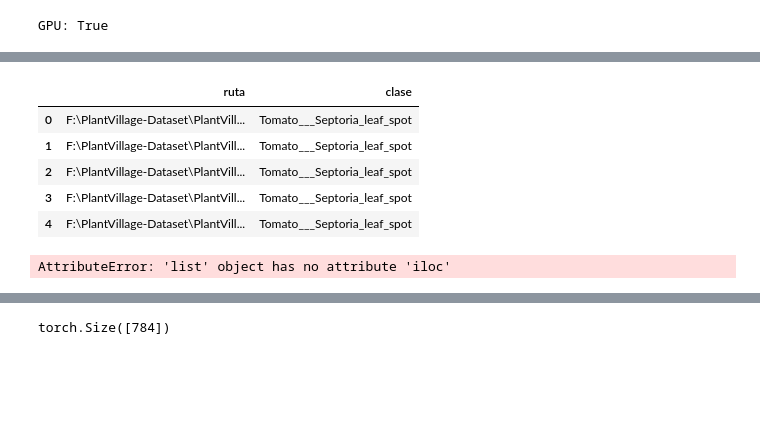
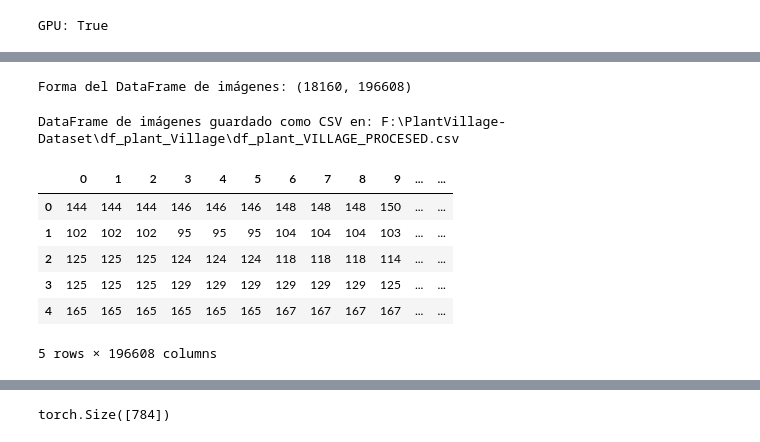
Before and after one commit to unbreakrermario/CD-1, a Jupyter notebook: MNIST_Pytorch_MLP.ipynb, the cells around one changed output, grey strips where cells are left out. Cells and saved outputs as stored; diff of their text form; code cells hidden in the pictures; blank space fills up the shorter version.

Commit message:
se creo el dataframe
ya se creo y medio funciona

```diff
--- a/MNIST_Pytorch_MLP.ipynb
+++ b/MNIST_Pytorch_MLP.ipynb
@@ -89,19 +68,58 @@ MemoryError:
+# %%
+import pandas as pd
+import glob
+
+# Listar los archivos guardados
+archivos_imagenes = glob.glob(os.path.join(output_folder, '*.npy'))
+
+# Cargar las imágenes por lotes
+batch_size = 100
+datos_imagenes = []
+
+for idx, archivo in enumerate(archivos_imagenes):
+    imagen = np.load(archivo)
+    #imagen = imagen(:,:,0)
+
+    imagen_aplanada = imagen.flatten()
+    datos_imagenes.append(imagen_aplanada)
+
+    if (idx + 1) % batch_size == 0 or (idx + 1) == len(archivos_imagenes):
+        df_batch = pd.DataFrame(datos_imagenes)
+        if idx == batch_size - 1:
+            df_imagenes = df_batch
+        else:
+            df_imagenes = pd.concat([df_imagenes, df_batch], ignore_index=True)
+        datos_imagenes = []
+
+# Verificar la forma del DataFrame resultante
+print("Forma del DataFrame de imágenes:", df_imagenes.shape)
+# %% [output]
+Forma del DataFrame de imágenes: (18160, 196608)
+# %%
+# Guardar el DataFrame como un archivo CSV
+ruta_archivo_csv = 'F:\\PlantVillage-Dataset\\df_plant_Village\\df_plant_VILLAGE_PROCESED.csv'  # Reemplaza con la ruta y nombre de archivo deseado
+
+# Guardar el DataFrame como CSV sin incluir el índice
+df_imagenes.to_csv(ruta_archivo_csv, index=False)
+
+print("DataFrame de imágenes guardado como CSV en:", ruta_archivo_csv)
+# %% [output]
+DataFrame de imágenes guardado como CSV en: F:\PlantVillage-Dataset\df_plant_Village\df_plant_VILLAGE_PROCESED.csv
 # %%
-imagenes.head()
+df_imagenes.head()
 # %% [output]
-|  | ruta | clase |
-| 0 | F:\PlantVillage-Dataset\PlantVill... | Tomato___Septoria_leaf_spot |
-| 1 | F:\PlantVillage-Dataset\PlantVill... | Tomato___Septoria_leaf_spot |
-| 2 | F:\PlantVillage-Dataset\PlantVill... | Tomato___Septoria_leaf_spot |
-| 3 | F:\PlantVillage-Dataset\PlantVill... | Tomato___Septoria_leaf_spot |
-| 4 | F:\PlantVillage-Dataset\PlantVill... | Tomato___Septoria_leaf_spot |
+|  | 0 | 1 | 2 | 3 | 4 | 5 | 6 | 7 | 8 | 9 | ... | ... |
+| 0 | 144 | 144 | 144 | 146 | 146 | 146 | 148 | 148 | 148 | 150 | ... | ... |
+| 1 | 102 | 102 | 102 | 95 | 95 | 95 | 104 | 104 | 104 | 103 | ... | ... |
+| 2 | 125 | 125 | 125 | 124 | 124 | 124 | 118 | 118 | 118 | 114 | ... | ... |
+| 3 | 125 | 125 | 125 | 129 | 129 | 129 | 129 | 129 | 129 | 125 | ... | ... |
+| 4 | 165 | 165 | 165 | 165 | 165 | 165 | 167 | 167 | 167 | 167 | ... | ... |
+5 rows × 196608 columns
 # %%
 #Splitting train dataset into X and Y.Normalizing it by dividing it with 255
 
-X = train.iloc[:,1:].values / 255
-Y = train.iloc[:,0].values
+X = df_imagenes.iloc[:,1:].values / 255
+Y = df_imagenes.iloc[:,0].values
-# %% [output]
-AttributeError: 'list' object has no attribute 'iloc'
 # %%
 #visulaizing numbers in our dataset.
 r = 4
```
Also changed, not shown: parts of 2 cells of this notebook.
